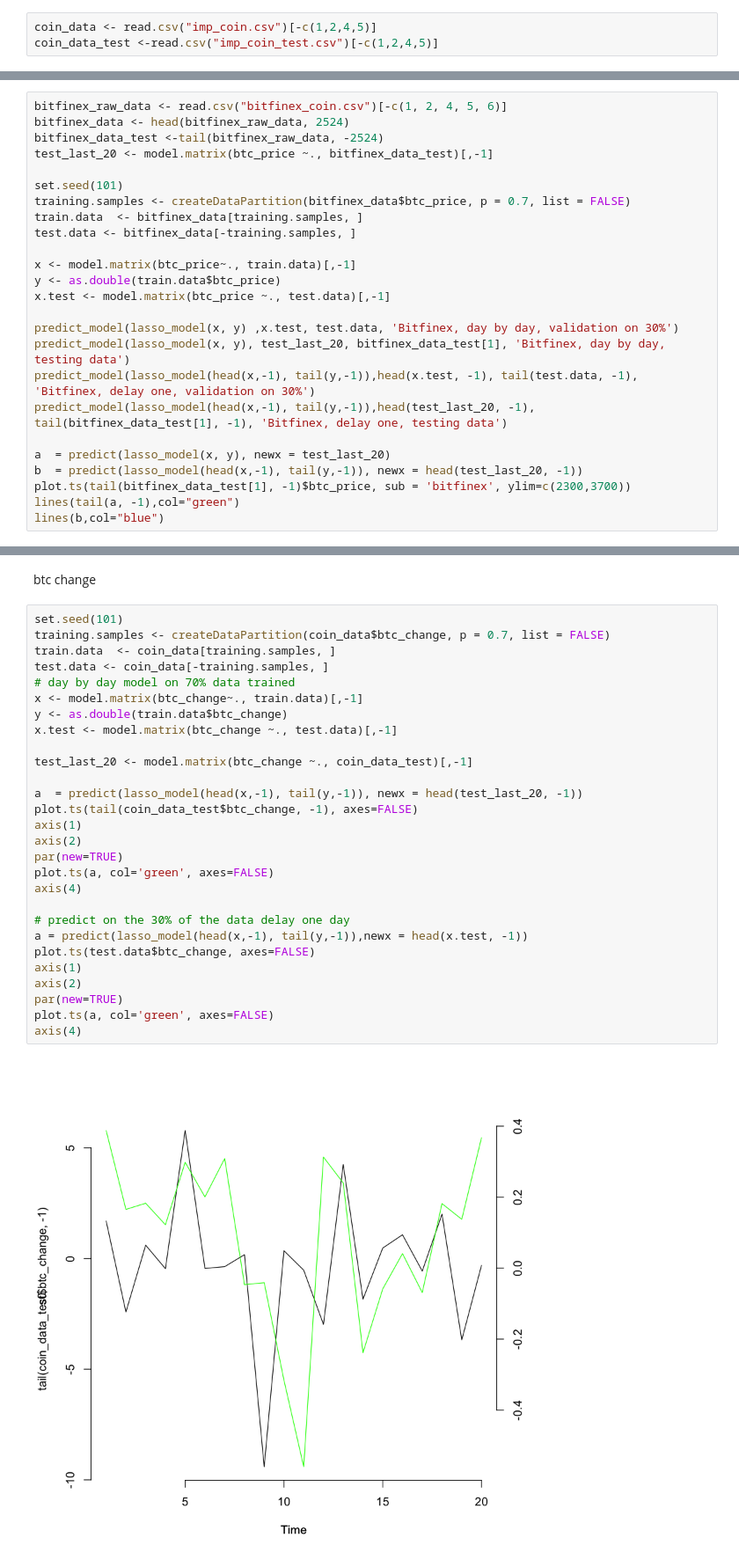
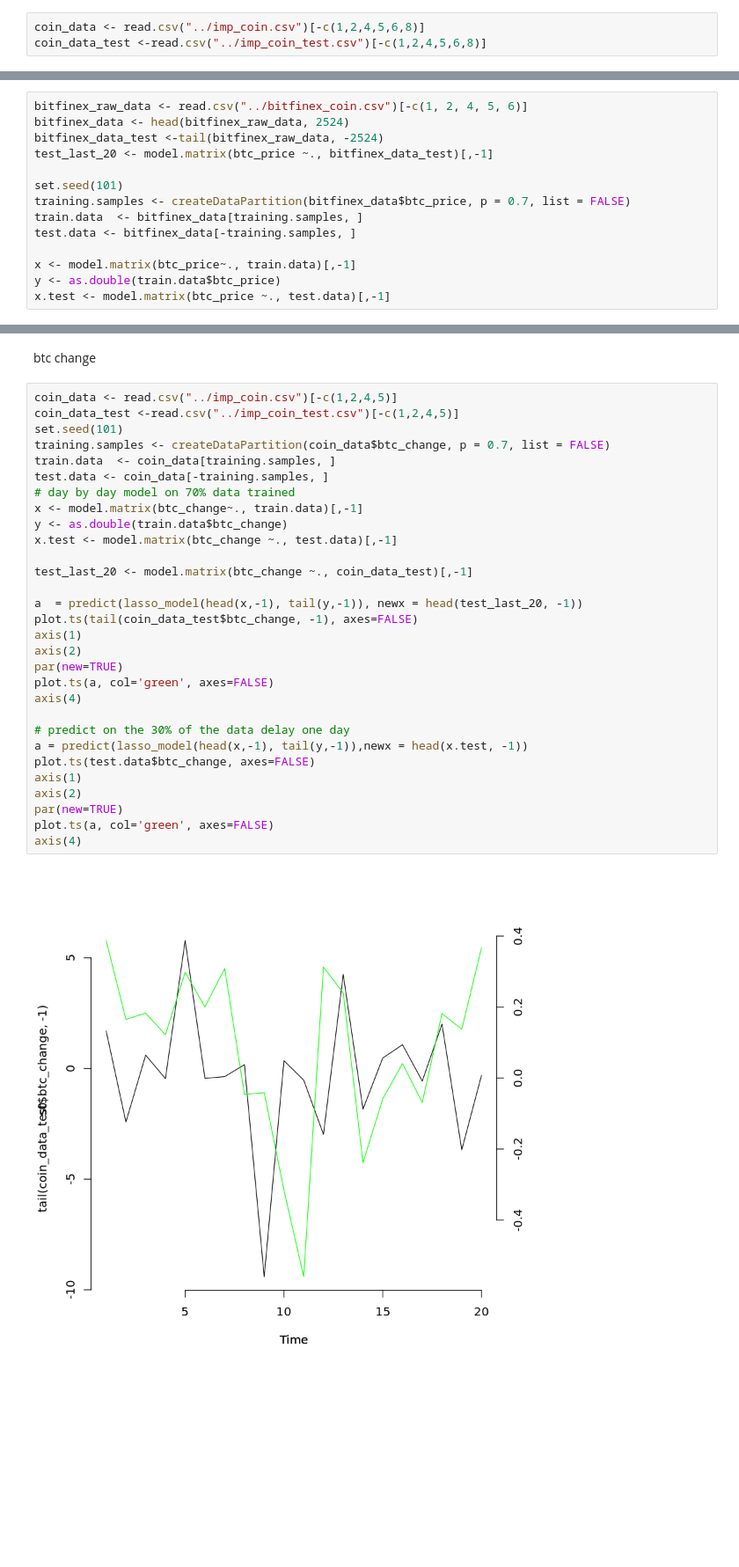
Before and after one commit to imadmoussa1/ds_btc_price, a Jupyter notebook: notebooks/lasso_model.ipynb, the cells around one changed output, grey strips where cells are left out. Shown at 88% size. Drawn from its saved outputs; the diff is of its cells as text; blank space fills up the shorter version.

Commit message:
Update lasso notebook

```diff
--- a/notebooks/lasso_model.ipynb
+++ b/notebooks/lasso_model.ipynb
@@ -8,8 +8,8 @@ Loading required package: Matrix
 Loading required package: foreach
 Loaded glmnet 2.0-16
 # %%
-coin_data <- read.csv("imp_coin.csv")[-c(1,2,4,5)]
-coin_data_test <-read.csv("imp_coin_test.csv")[-c(1,2,4,5)]
+coin_data <- read.csv("../imp_coin.csv")[-c(1,2,4,5,6,8)]
+coin_data_test <-read.csv("../imp_coin_test.csv")[-c(1,2,4,5,6,8)]
 # %% [markdown]
 functions
 # %%
@@ -108,7 +110,7 @@ legend("topright", legend=c("70% day", "70% delay", "all day", "all delay"), pch
 # %% [markdown]
 bitfinex
 # %%
-bitfinex_raw_data <- read.csv("bitfinex_coin.csv")[-c(1, 2, 4, 5, 6)]
+bitfinex_raw_data <- read.csv("../bitfinex_coin.csv")[-c(1, 2, 4, 5, 6)]
 bitfinex_data <- head(bitfinex_raw_data, 2524)
 bitfinex_data_test <-tail(bitfinex_raw_data, -2524)
 test_last_20 <- model.matrix(btc_price ~., bitfinex_data_test)[,-1]
@@ -121,14 +123,3 @@ test.data <- bitfinex_data[-training.samples, ]
 x <- model.matrix(btc_price~., train.data)[,-1]
 y <- as.double(train.data$btc_price)
 x.test <- model.matrix(btc_price ~., test.data)[,-1]
-
-predict_model(lasso_model(x, y) ,x.test, test.data, 'Bitfinex, day by day, validation on 30%')
-predict_model(lasso_model(x, y), test_last_20, bitfinex_data_test[1], 'Bitfinex, day by day, testing data')
-predict_model(lasso_model(head(x,-1), tail(y,-1)),head(x.test, -1), tail(test.data, -1), 'Bitfinex, delay one, validation on 30%')
-predict_model(lasso_model(head(x,-1), tail(y,-1)),head(test_last_20, -1), tail(bitfinex_data_test[1], -1), 'Bitfinex, delay one, testing data')
-
-a  = predict(lasso_model(x, y), newx = test_last_20)
-b  = predict(lasso_model(head(x,-1), tail(y,-1)), newx = head(test_last_20, -1))
-plot.ts(tail(bitfinex_data_test[1], -1)$btc_price, sub = 'bitfinex', ylim=c(2300,3700))
-lines(tail(a, -1),col="green")
-lines(b,col="blue")
@@ -141,32 +154,34 @@ lines(b,col="blue")
 # %% [markdown]
 btc change
 # %%
+coin_data <- read.csv("../imp_coin.csv")[-c(1,2,4,5)]
+coin_data_test <-read.csv("../imp_coin_test.csv")[-c(1,2,4,5)]
 set.seed(101)
 training.samples <- createDataPartition(coin_data$btc_change, p = 0.7, list = FALSE)
 train.data  <- coin_data[training.samples, ]
 test.data <- coin_data[-training.samples, ]
 # day by day model on 70% data trained
 x <- model.matrix(btc_change~., train.data)[,-1]
 y <- as.double(train.data$btc_change)
 x.test <- model.matrix(btc_change ~., test.data)[,-1]
 
 test_last_20 <- model.matrix(btc_change ~., coin_data_test)[,-1]
 
 a  = predict(lasso_model(head(x,-1), tail(y,-1)), newx = head(test_last_20, -1))
 plot.ts(tail(coin_data_test$btc_change, -1), axes=FALSE)
 axis(1)
 axis(2)
 par(new=TRUE)
 plot.ts(a, col='green', axes=FALSE)
 axis(4)
 
 # predict on the 30% of the data delay one day
 a = predict(lasso_model(head(x,-1), tail(y,-1)),newx = head(x.test, -1))
 plot.ts(test.data$btc_change, axes=FALSE)
 axis(1)
 axis(2)
 par(new=TRUE)
 plot.ts(a, col='green', axes=FALSE)
 axis(4)
 # %% [output]
-[figure, old version]
+[figure, new version]
```
Also changed, not shown: parts of 16 cells of this notebook.
